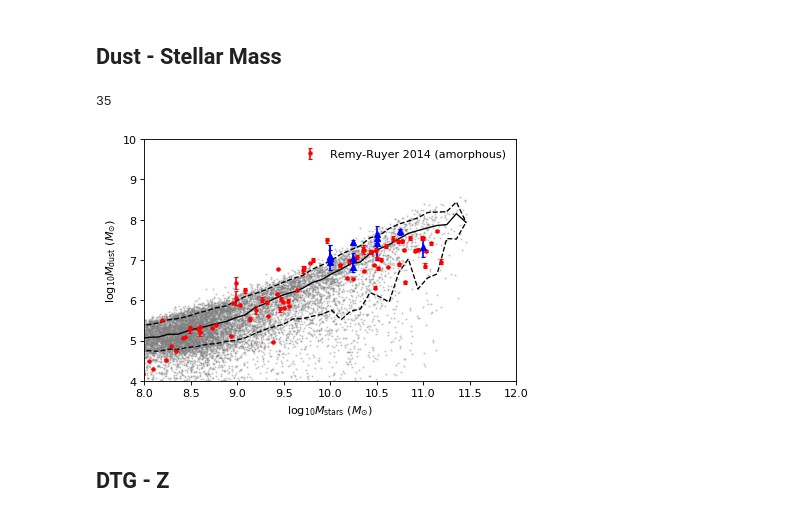
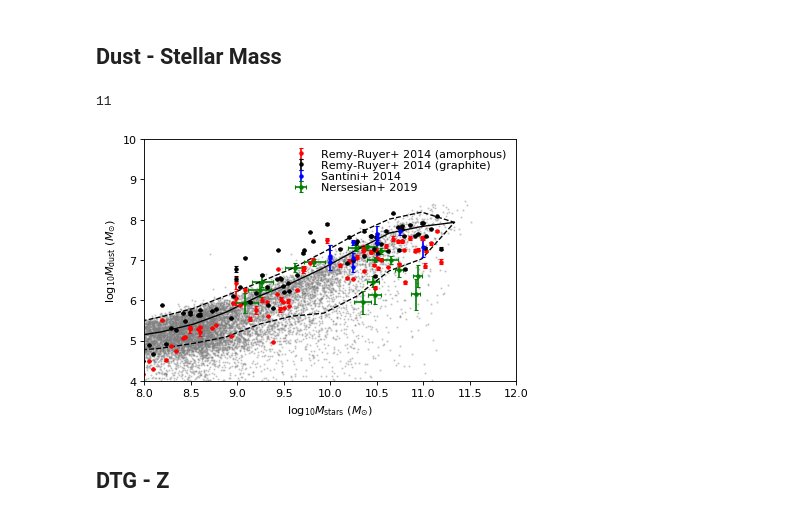
Before and after one commit to darrencroton/sage, a Jupyter notebook: analysis/allresults-new.ipynb, the cells around one changed output. Saved outputs shown, nothing was run; the diff lists cells and outputs as text; code cells hidden in the pictures.

Commit message:
completed dataset for dust-mass relation

```diff
--- a/analysis/allresults-new.ipynb
+++ b/analysis/allresults-new.ipynb
@@ -435,7 +434,7 @@ if(len(w) > dilute): w = sample(list(w), dilute)
 mass = np.log10(G_history[0].StellarMass[w] * 1.e10 / Hubble_h)
 dust = np.log10(G_history[0].ColdDust[w] * 1.e10 / Hubble_h)
 
-binwidth = 0.1
+binwidth = 0.3
 total_bins = int((max(allmass) - min(allmass)) / binwidth)
 bins = np.linspace(allmass.min(), allmass.max(), total_bins)
 delta = bins[1]-bins[0]
@@ -443,38 +442,46 @@ idx = np.digitize(allmass, bins)
 median = [np.percentile(alldust[idx==k+1], 50) for k in range(total_bins)]
 #plt.plot(bins-delta/2, tesmedian, 'k--', label='median')
 perc1 = [np.percentile(alldust[idx==k+1], 16) for k in range(total_bins)]
 perc2 = [np.percentile(alldust[idx==k+1], 84) for k in range(total_bins)]
 print(len(bins))
 
 plt.scatter(mass, dust, marker='o', s=1, c='grey', alpha=0.3)
 plt.plot(bins-delta/2, median, 'k-', linewidth=1.2)
 #plt.fill_between(bins-delta/2, perc1, perc2, facecolor='b', alpha=0.2)
 plt.plot(bins-delta/2, perc1, 'k--', linewidth=1.2)
 plt.plot(bins-delta/2, perc2, 'k--', linewidth=1.2)
 
-plt.errorbar(np.log10(star_rr), np.log10(dust_rr), np.log10((dusterr_rr + dust_rr) / dust_rr), fmt='r.', label="Remy-Ruyer 2014 (amorphous)")
-#plt.scatter(np.log10(star_rr), np.log10(dust2_rr), marker='.', c='b', label='Remy-Ruyer 2014 (graphite)')
+plt.errorbar(np.log10(star_rr), np.log10(dust_rr), yerr=np.log10((dusterr_rr + dust_rr) / dust_rr), fmt='r.', label="Remy-Ruyer+ 2014 (amorphous)")
+plt.errorbar(np.log10(star_rr), np.log10(dust2_rr), np.log10((dusterr_rr + dust2_rr) / dust2_rr), fmt='k.', label="Remy-Ruyer+ 2014 (graphite)")
+
 
 #Data from Santini et al. 2014
 logmass = (10, 10, 10, 10.25, 10.25, 10.25, 10.5, 10.5, 10.5, 10.75, 11)
 logdust = (7.11, 7.06, 6.95, 6.83, 7.05, 7.44, 7.42, 7.55, 7.64, 7.71, 7.31)
 low_err = (0.15, 0.13, 0.19, 0.13, 0.08, 0.07, 0.43, 0.14, 0.06, 0.1, 0.23)
 upp_err = (0.26, 0.31, 0.3, 0.13, 0.12, 0.05, 0.07, 0.3, 0.04, 0.05, 0.26)
-plt.errorbar(logmass, logdust, yerr=[low_err, upp_err], fmt='b^')
+plt.errorbar(logmass, logdust, yerr=np.array([low_err, upp_err]), fmt='b.', label='Santini+ 2014')
+
+#Data from Dustpedia (Nersesian et al. 2019)
+logmass = (10.92, 10.94, 10.35, 10.48, 10.46, 10.74, 10.65, 10.48, 10.55, 10.40, 10.28, 9.83, 9.62, 9.27, 9.24, 9.08)
+xerr = (0.05, 0.05, 0.09, 0.07, 0.06, 0.04, 0.08, 0.08, 0.08, 0.10, 0.09, 0.11, 0.11, 0.11, 0.12, 0.14)
+logdust = (6.15, 6.6, 5.95, 6.12, 6.46, 6.74, 7.00, 7.01, 7.23, 7.31, 7.29, 6.94, 6.81, 6.46, 6.25, 5.93)
+yerr = (0.38, 0.27, 0.28, 0.22, 0.13, 0.16, 0.09, 0.07, 0.07, 0.06, 0.07, 0.09, 0.11, 0.14, 0.17, 0.25)
+plt.errorbar(logmass, logdust, yerr=yerr, xerr=xerr, fmt='g.', label='Nersesian+ 2019')
 plt.xlim(8, 12)
 plt.ylim(4, 10)
 plt.xlabel(r'$\log_{10} M_{\mathrm{stars}}\ (M_{\odot})$')  # and the x-axis labels
 plt.ylabel(r'$\log_{10} M_{\mathrm{dust}}\ (M_{\odot})$')  # and the x-axis labels
 
 leg = plt.legend(loc=0, numpoints=1, labelspacing=0.1)
 leg.draw_frame(False)  # Don't want a box frame
 for t in leg.get_texts():  # Reduce the size of the text
     t.set_fontsize('medium')
 
 #plt.savefig('plots/dust-mass-new-dust.png')
 # %% [output]
-35
+11
-[figure, old version]
+[figure, new version]
 # %% [markdown]
 ## DTG - Z
 # %%
```
Also changed, not shown: parts of 13 cells of this notebook.
